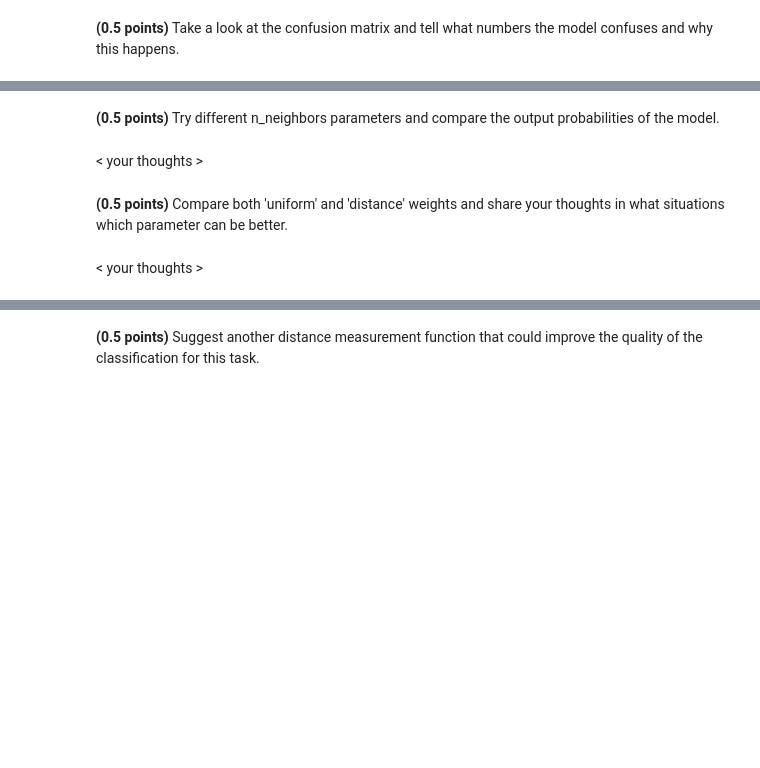
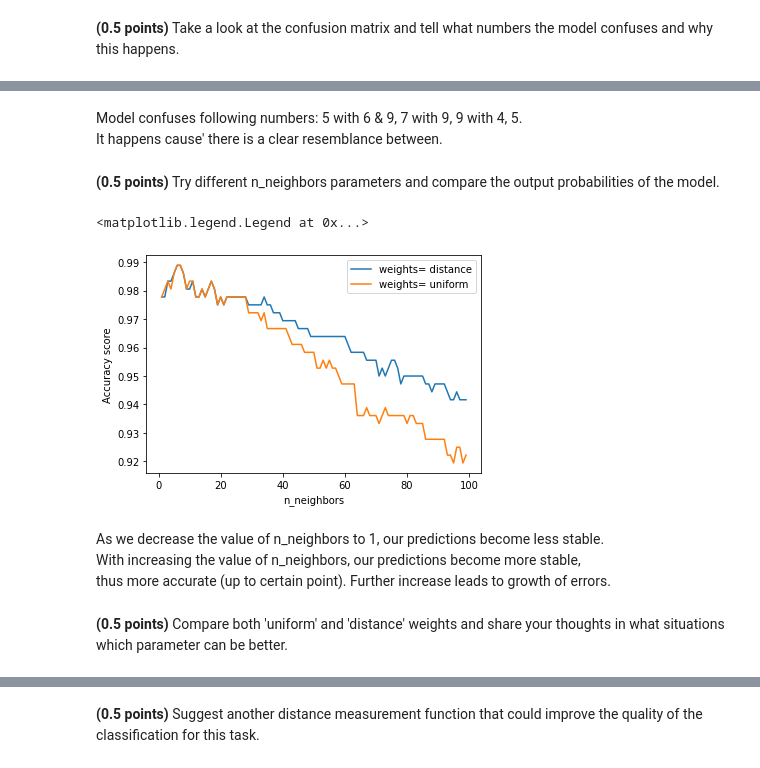
Before and after one commit to Stanislav-3/classification_linear_knn, a Jupyter notebook: hw_classification.ipynb, the cells around one changed output, grey strips where cells are left out. Cells and saved outputs as stored; diff of their text form; code cells hidden in the pictures; blank space fills up the shorter version.

```diff
--- a/hw_classification.ipynb
+++ b/hw_classification.ipynb
@@ -414,10 +414,13 @@ class CustomKNeighborsClassifier:
 
                 for i in range(len(weights_of_points)):
                     Result[i] = self.get_class_weights(self.y[args[i]], weights_of_points[i])
-            # else:
-            #     args = P.argsort(axis=1)[::-1]
-            #     P.sort(axis=1)
-            #     P = P[:][:len(P) - self.n_neighbors - 1:-1]
+            else:
+                args = P.argsort(axis=1)
+                P.sort(axis=1)
+                P = P[:, :self.n_neighbors]
+
+                for i in range(len(P)):
+                    Result[i] = self.get_class_weights(self.y[args[i]], P[i])
 
             return Result / Result.sum(axis=1)[:, None]
 
@@ -480,2 +481,5 @@ assert test_acc > 0.98
+# %% [markdown]
+Model confuses following numbers: 5 with 6 & 9, 7 with 9, 9 with 4, 5. <br>
+It happens cause' there is a clear resemblance between.
 # %% [markdown]
 **(0.5 points)** Try different n_neighbors parameters and compare the output probabilities of the model.
@@ -484,4 +486,28 @@ assert test_acc > 0.98
-# %% [markdown]
-< your thoughts >
+# %%
+N_neighbors = [i for i in range(1, 100)]
+metrics_d = []
+metrics_u = []
+
+for n_neighbors in N_neighbors:
+    model_d = KNeighborsClassifier(n_neighbors=n_neighbors, weights='distance')
+    model_d.fit(X_train, y_train)
+    metrics_d.append(accuracy_score(y_pred=model_d.predict(X_test), y_true=y_test))
+
+    model_u = KNeighborsClassifier(n_neighbors=n_neighbors, weights='uniform')
+    model_u.fit(X_train, y_train)
+    metrics_u.append(accuracy_score(y_pred=model_u.predict(X_test), y_true=y_test))
+# %%
+plt.xlabel('n_neighbors')
+plt.ylabel('Accuracy score')
+plt.plot(N_neighbors, metrics_d, label='weights= distance')
+plt.plot(N_neighbors, metrics_u, label='weights= uniform')
+plt.legend()
+# %% [output]
+<matplotlib.legend.Legend at 0x...>
+[figure, added]
+# %% [markdown]
+As we decrease the value of n_neighbors to 1, our predictions become less stable.<br>
+With increasing the value of n_neighbors, our predictions become more stable, <br>
+thus more accurate (up to certain point). Further increase leads to growth of errors.
 # %% [markdown]
 **(0.5 points)** Compare both 'uniform' and 'distance' weights and share your thoughts in what situations which parameter can be better.
@@ -490,2 +513,0 @@ assert test_acc > 0.98
-# %% [markdown]
-< your thoughts >
```
Also changed, not shown: parts of 20 cells of this notebook, 1 other file.
